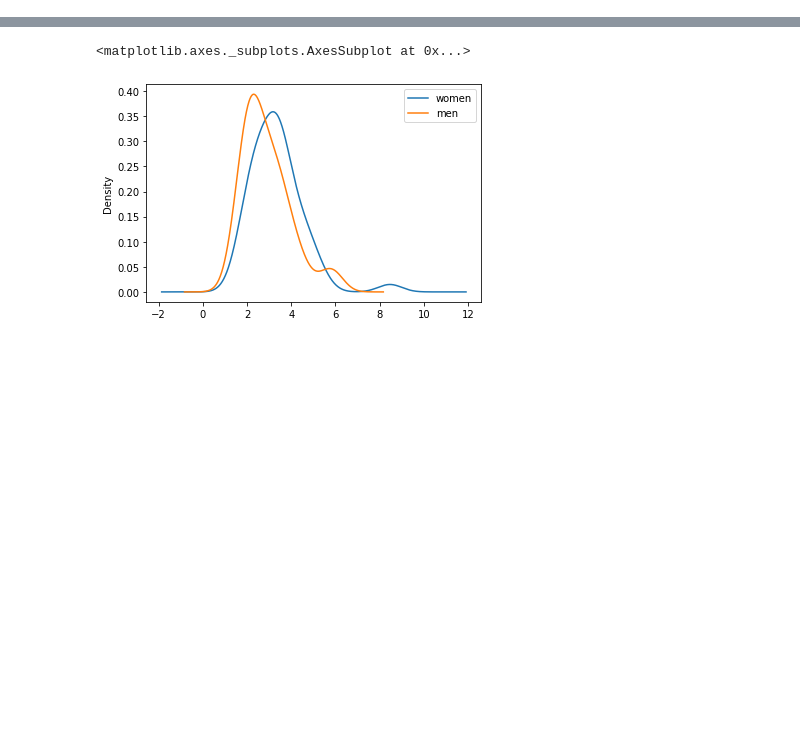
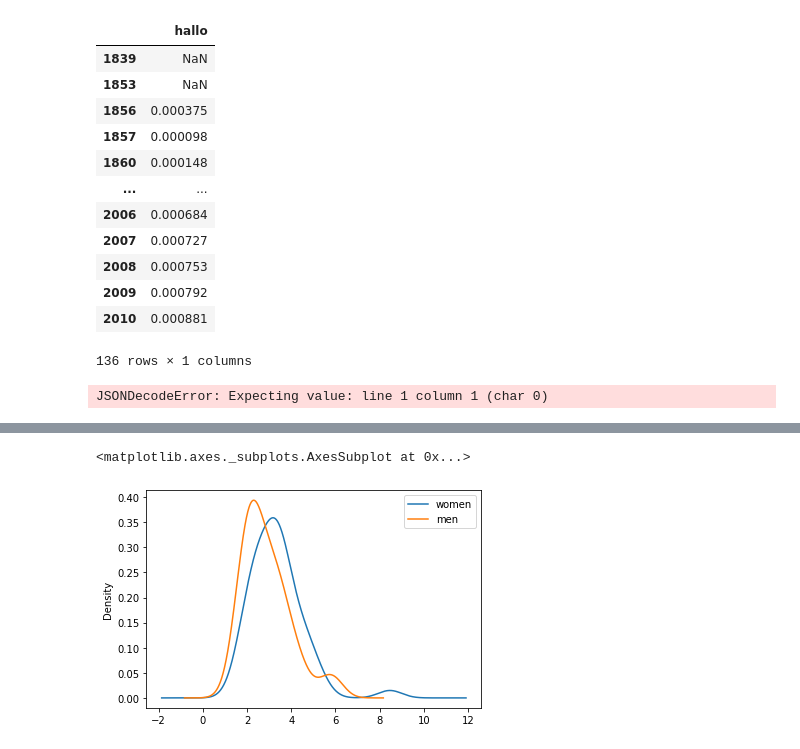
Before and after one commit to Yoonsen/Miscellaneous-Notebooks, a Jupyter notebook: Forfatterjakten/Untitled.ipynb, the cells around one changed output, grey strips where cells are left out. Cells and saved outputs as stored; diff of their text form; code cells hidden in the pictures; blank space fills up the shorter version.

```diff
--- a/Forfatterjakten/Untitled.ipynb
+++ b/Forfatterjakten/Untitled.ipynb
@@ -3,3 +3,23 @@ import dhlab.nbtext as nb
 import pandas as pd
 # %%
 period = (1990, 2010)
+# %%
+nb.nb_ngram('hallo')
+# %% [output]
+|  | hallo |
+| 1839 | NaN |
+| 1853 | NaN |
+| 1856 | 0.000375 |
+| 1857 | 0.000098 |
+| 1860 | 0.000148 |
+| ... | ... |
+| 2006 | 0.000684 |
+| 2007 | 0.000727 |
+| 2008 | 0.000753 |
+| 2009 | 0.000792 |
+| 2010 | 0.000881 |
+136 rows × 1 columns
+# %%
+nb.totals(500)
+# %% [output]
+JSONDecodeError: Expecting value: line 1 column 1 (char 0)
```
Also changed, not shown: parts of 2 cells of this notebook, 2 other files.
